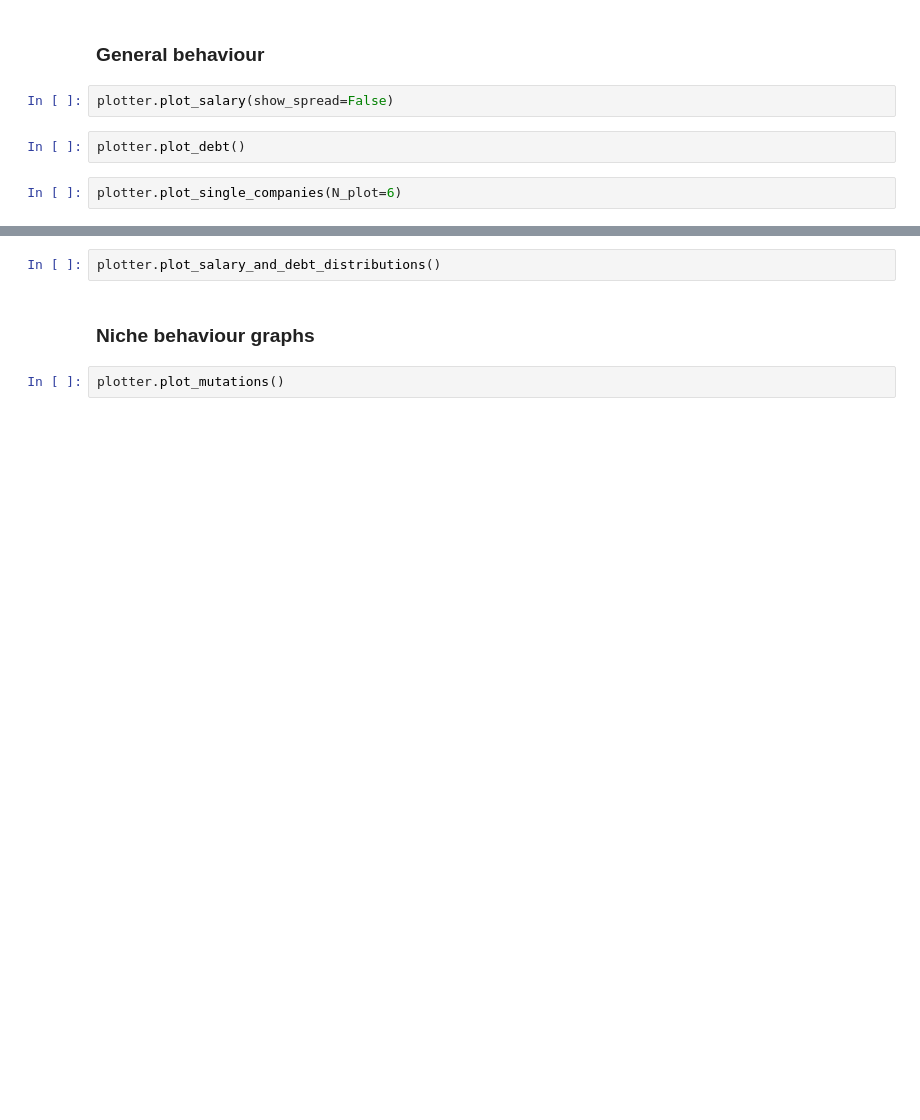
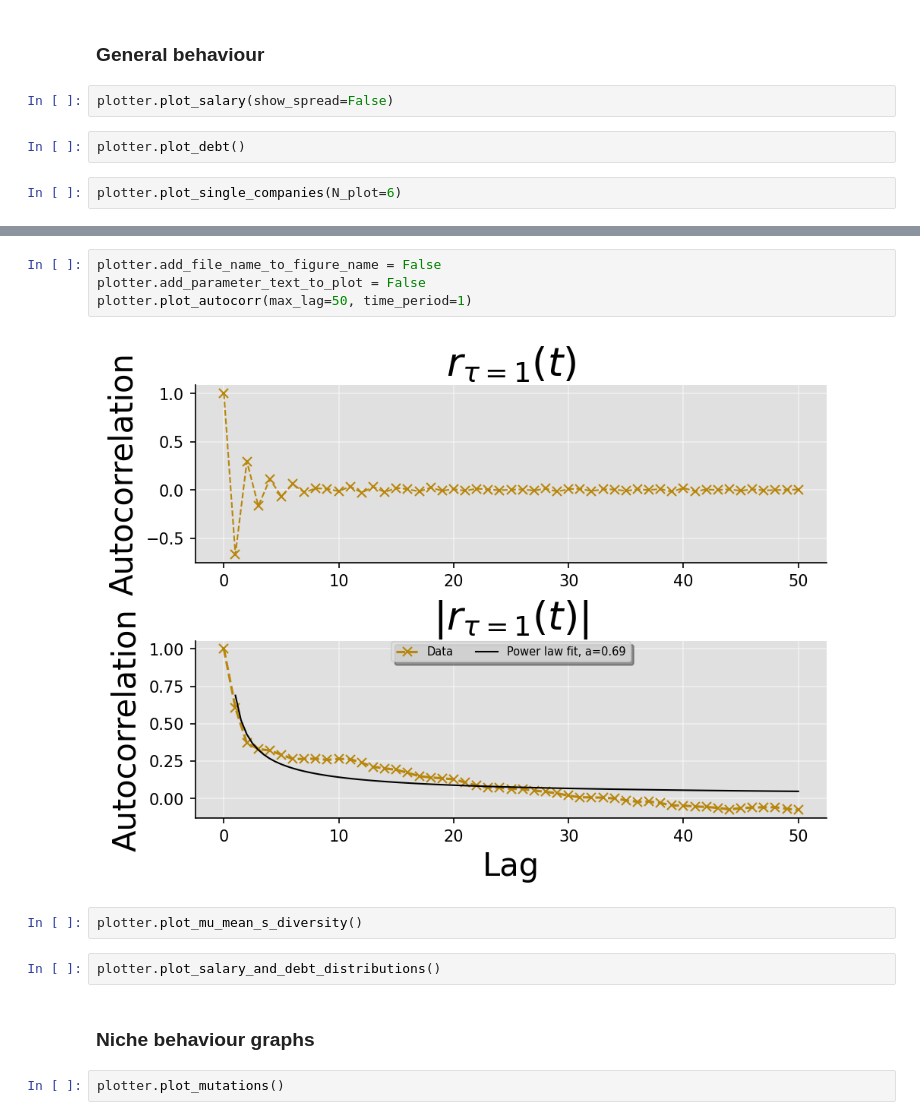
Before and after one commit to 2BeAsh/masters_project, a Jupyter notebook: code/models/common/run_plotting.ipynb, the cells around one changed output, grey strips where cells are left out. Cells and saved outputs as stored; diff of their text form; blank space fills up the shorter version.

```diff
--- a/code/models/common/run_plotting.ipynb
+++ b/code/models/common/run_plotting.ipynb
@@ -52,3 +70,11 @@ plotter.plot_single_companies(N_plot=6)
+# %%
+plotter.add_file_name_to_figure_name = False
+plotter.add_parameter_text_to_plot = False
+plotter.plot_autocorr(max_lag=50, time_period=1)
+# %% [output]
+[figure, added]
+# %%
+plotter.plot_mu_mean_s_diversity()
 # %%
 plotter.plot_salary_and_debt_distributions()
 # %% [markdown]
```
Also changed, not shown: parts of 19 cells of this notebook.
